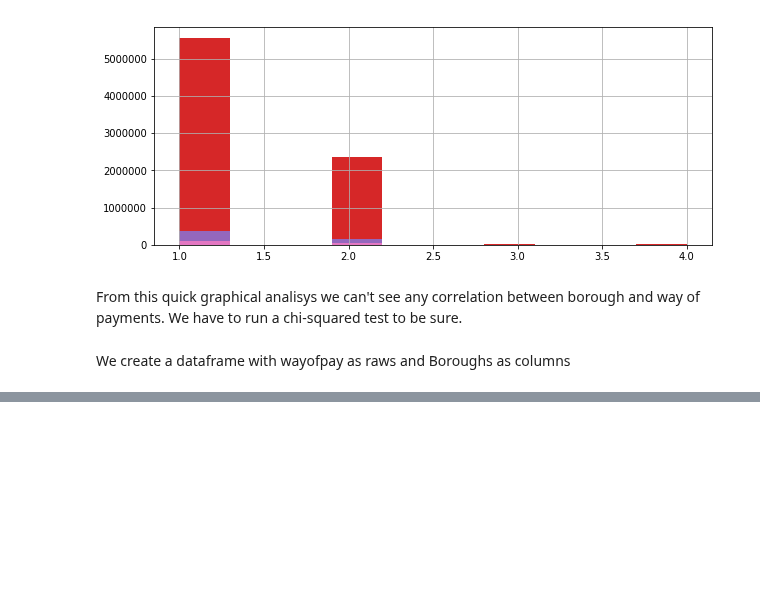
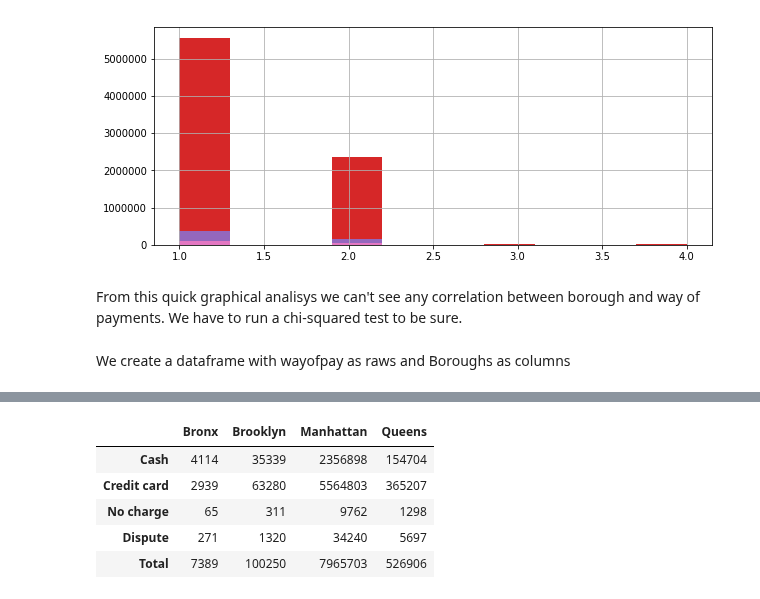
Before and after one commit to EgonFerri/ADM-HM2, a Jupyter notebook: TemporaryFile_RQ4.ipynb, the cells around one changed output, grey strips where cells are left out. Cells and saved outputs as stored; diff of their text form; code cells hidden in the pictures; blank space fills up the shorter version.

```diff
--- a/TemporaryFile_RQ4.ipynb
+++ b/TemporaryFile_RQ4.ipynb
@@ -217,0 +214,9 @@ tab2.plot(kind= 'bar')
+# %%
+tab
+# %% [output]
+|  | Bronx | Brooklyn | Manhattan | Queens |
+| Cash | 4114 | 35339 | 2356898 | 154704 |
+| Credit card | 2939 | 63280 | 5564803 | 365207 |
+| No charge | 65 | 311 | 9762 | 1298 |
+| Dispute | 271 | 1320 | 34240 | 5697 |
+| Total | 7389 | 100250 | 7965703 | 526906 |
```
Also changed, not shown: parts of 6 cells of this notebook.
